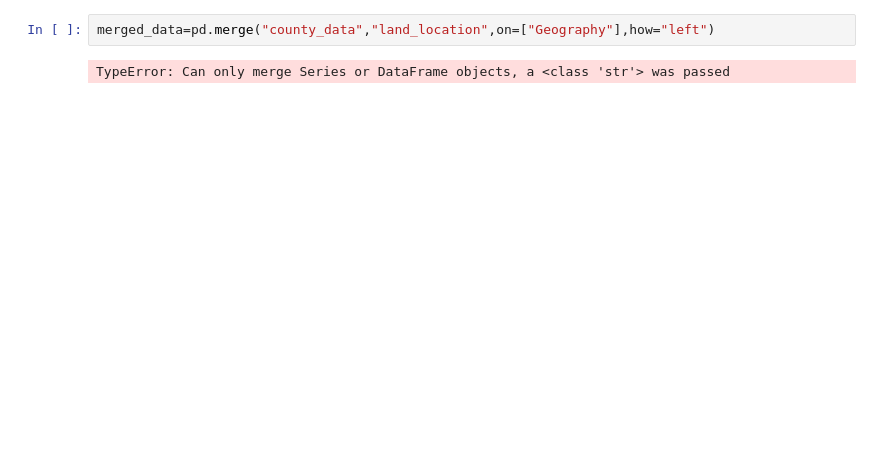
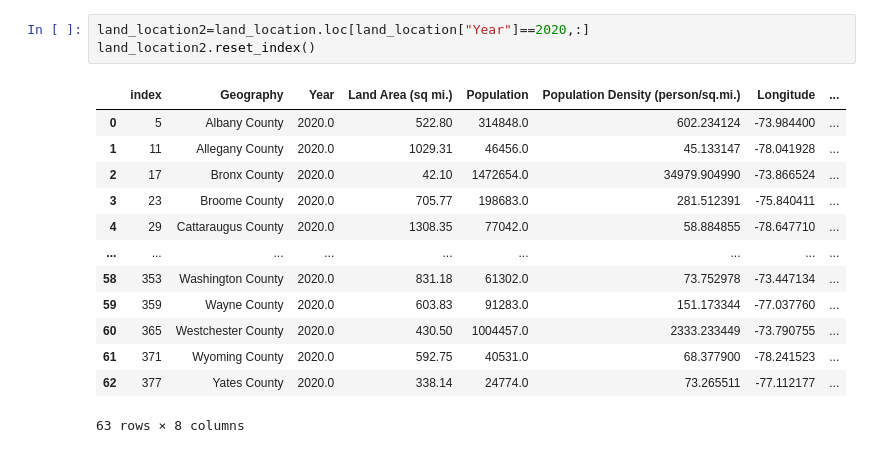
Before and after one commit to zmoloci/Project-1-Group-6, a Jupyter notebook: heatmap.ipynb, the cells around one changed output. Drawn from its saved outputs; the diff is of its cells as text; blank space fills up the shorter version.

```diff
--- a/heatmap.ipynb
+++ b/heatmap.ipynb
@@ -69,5 +78,18 @@ land_location.head()
-# %%
-merged_data=pd.merge("county_data","land_location",on=["Geography"],how="left")
-# %% [output]
-TypeError: Can only merge Series or DataFrame objects, a <class 'str'> was passed
+# %%
+land_location2=land_location.loc[land_location["Year"]==2020,:]
+land_location2.reset_index()
+# %% [output]
+|  | index | Geography | Year | Land Area (sq mi.) | Population | Population Density (person/sq.mi.) | Longitude | ... |
+| 0 | 5 | Albany County | 2020.0 | 522.80 | 314848.0 | 602.234124 | -73.984400 | ... |
+| 1 | 11 | Allegany County | 2020.0 | 1029.31 | 46456.0 | 45.133147 | -78.041928 | ... |
+| 2 | 17 | Bronx County | 2020.0 | 42.10 | 1472654.0 | 34979.904990 | -73.866524 | ... |
+| 3 | 23 | Broome County | 2020.0 | 705.77 | 198683.0 | 281.512391 | -75.840411 | ... |
+| 4 | 29 | Cattaraugus County | 2020.0 | 1308.35 | 77042.0 | 58.884855 | -78.647710 | ... |
+| ... | ... | ... | ... | ... | ... | ... | ... | ... |
+| 58 | 353 | Washington County | 2020.0 | 831.18 | 61302.0 | 73.752978 | -73.447134 | ... |
+| 59 | 359 | Wayne County | 2020.0 | 603.83 | 91283.0 | 151.173344 | -77.037760 | ... |
+| 60 | 365 | Westchester County | 2020.0 | 430.50 | 1004457.0 | 2333.233449 | -73.790755 | ... |
+| 61 | 371 | Wyoming County | 2020.0 | 592.75 | 40531.0 | 68.377900 | -78.241523 | ... |
+| 62 | 377 | Yates County | 2020.0 | 338.14 | 24774.0 | 73.265511 | -77.112177 | ... |
+63 rows × 8 columns
 # %%
```
Also changed, not shown: parts of 8 cells of this notebook, 1 other file.
